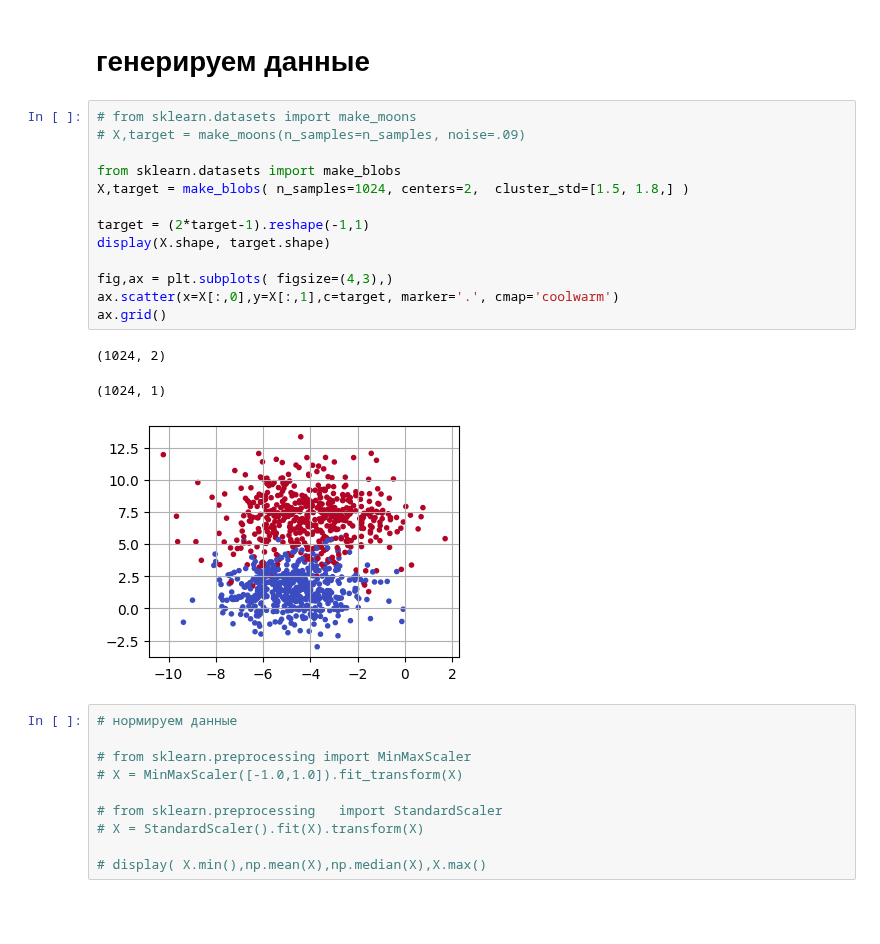
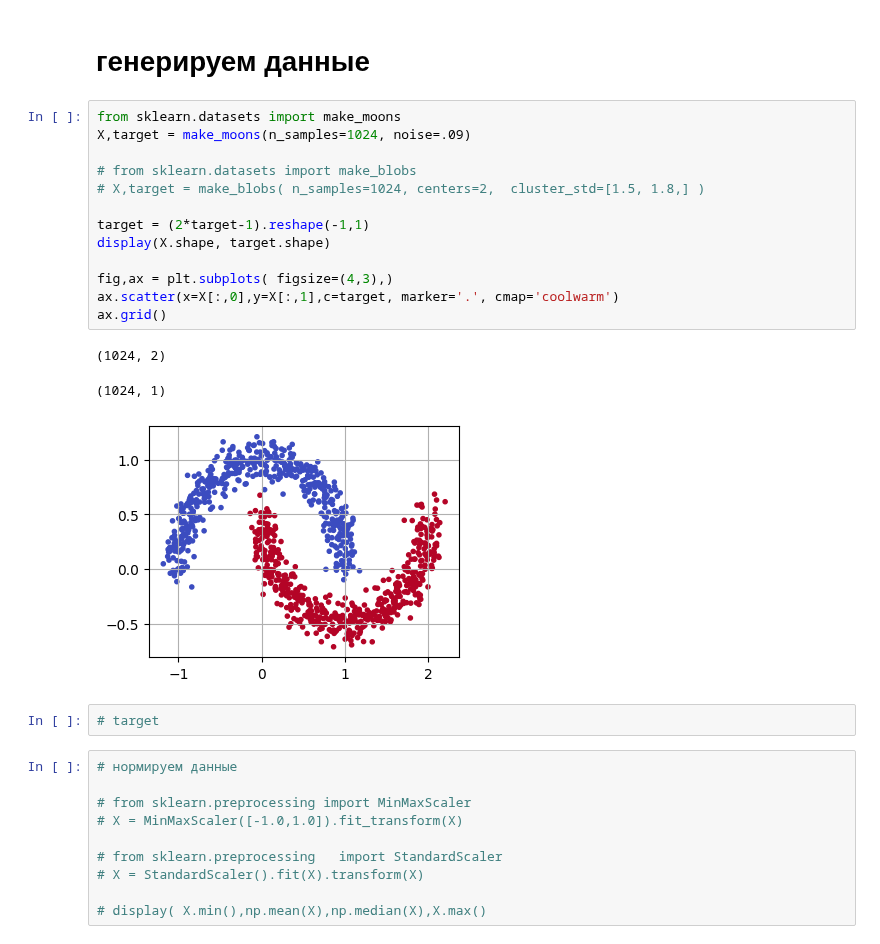
Before and after one commit to mechanoid5/ml_lectorium_2024_I, a Jupyter notebook: examples/16-boost/01-adaboost.ipynb, the cells around one changed output. Saved outputs shown, nothing was run; the diff lists cells and outputs as text; blank space fills up the shorter version.

```diff
--- a/examples/16-boost/01-adaboost.ipynb
+++ b/examples/16-boost/01-adaboost.ipynb
@@ -18,22 +18,24 @@ np.set_printoptions(linewidth=110)
 # %% [markdown]
 # генерируем данные
 # %%
-# from sklearn.datasets import make_moons
-# X,target = make_moons(n_samples=n_samples, noise=.09)
+from sklearn.datasets import make_moons
+X,target = make_moons(n_samples=1024, noise=.09)
 
-from sklearn.datasets import make_blobs
-X,target = make_blobs( n_samples=1024, centers=2,  cluster_std=[1.5, 1.8,] )
+# from sklearn.datasets import make_blobs
+# X,target = make_blobs( n_samples=1024, centers=2,  cluster_std=[1.5, 1.8,] )
 
 target = (2*target-1).reshape(-1,1)
 display(X.shape, target.shape)
 
 fig,ax = plt.subplots( figsize=(4,3),)
 ax.scatter(x=X[:,0],y=X[:,1],c=target, marker='.', cmap='coolwarm')
 ax.grid()
 # %% [output]
 (1024, 2)
 (1024, 1)
-[figure, old version]
+[figure, new version]
+# %%
+# target
 # %%
 # нормируем данные
 
```
Also changed, not shown: parts of 72 cells of this notebook.
